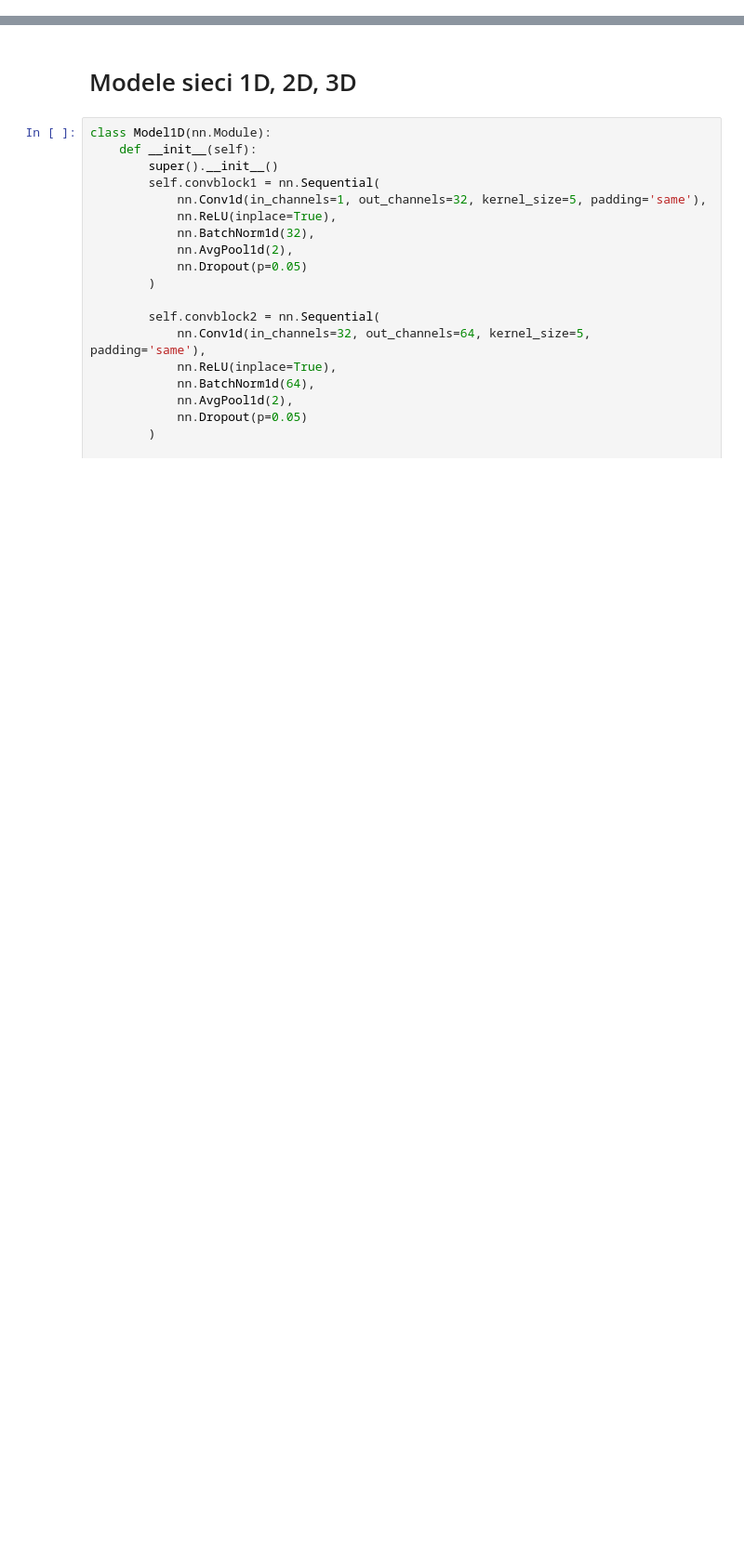
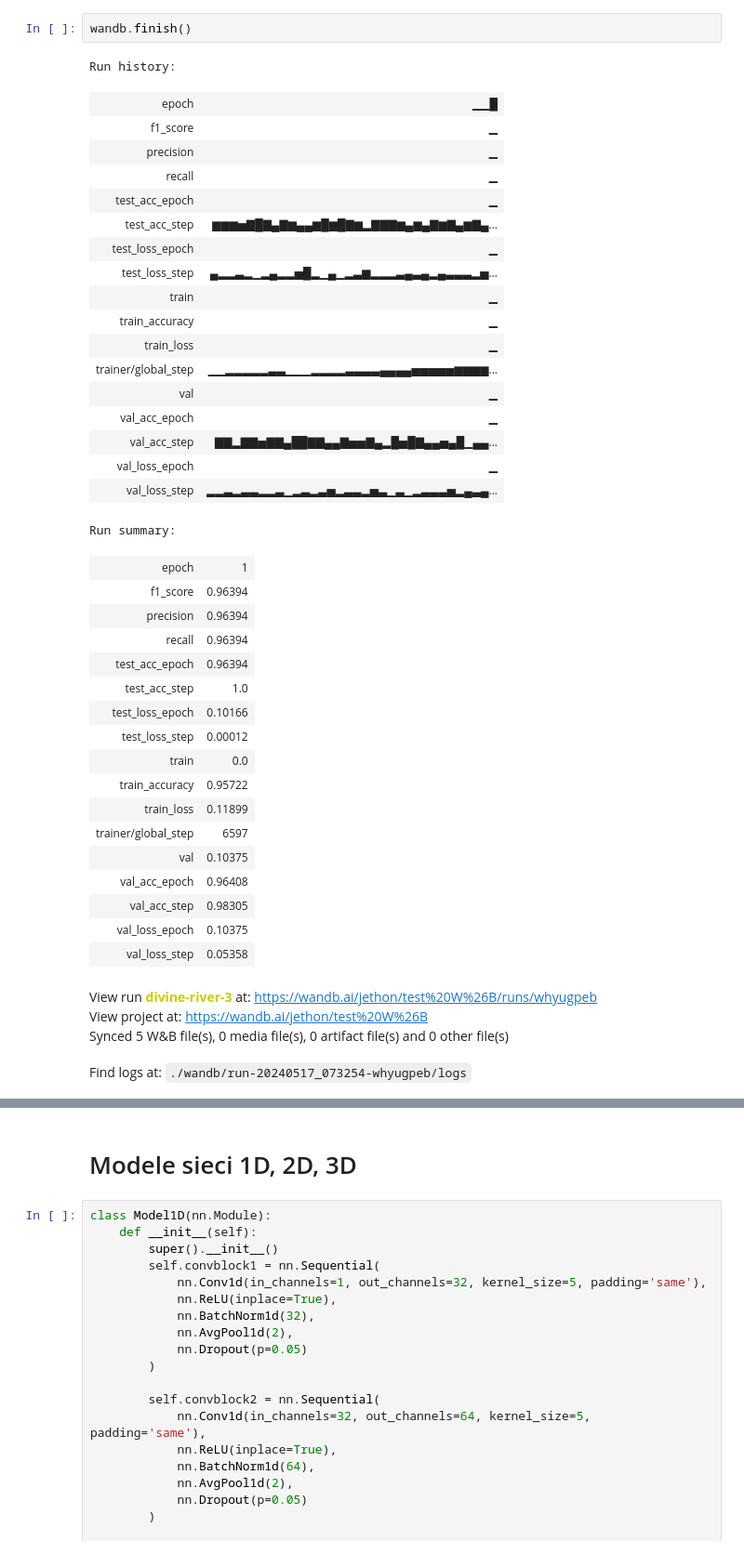
Before and after one commit to zeton24/gsn_iot_anomalies_detection, a Jupyter notebook: main.ipynb, the cells around one changed output, grey strips where cells are left out. Shown: that part at 93% size. Saved outputs shown, nothing was run; the diff lists cells and outputs as text; blank space fills up the shorter version.

```diff
--- a/main.ipynb
+++ b/main.ipynb
@@ -111,0 +418,43 @@ intrusion_dm.setup()
+# %%
+wandb.finish()
+# %% [output]
+Run history:
+| epoch | ▁▁█ |
+| f1_score | ▁ |
+| precision | ▁ |
+| recall | ▁ |
+| test_acc_epoch | ▁ |
+| test_acc_step | ▆▆▆▅▇█▇▄▇▆▄▄▆█▆█▇▆▂▇▇▇▆▄▆▄▇▆▇▄▆▇▄... |
+| test_loss_epoch | ▁ |
+| test_loss_step | ▄▂▂▃▂▁▂▄▂▂▅█▂▁▄▁▂▃▆▂▂▂▃▄▃▄▂▄▃▃▃▂▅... |
+| train | ▁ |
+| train_accuracy | ▁ |
+| train_loss | ▁ |
+| trainer/global_step | ▁▁▂▂▂▂▂▃▃▁▁▁▂▂▂▂▃▃▃▃▄▄▄▄▅▅▅▅▅▆▆▆▆... |
+| val | ▁ |
+| val_acc_epoch | ▁ |
+| val_acc_step | ▇▇▂▇▇▅▇▇▄██▇▇▄▄▇▅▅▇▄▂█▅█▇▄▄▅▄█▁▄▄... |
+| val_loss_epoch | ▁ |
+| val_loss_step | ▂▂▃▂▃▃▂▂▃▁▂▃▂▃▅▂▃▃▂▅▃▁▃▁▂▃▃▃▅▂▄▃▄... |
+Run summary:
+| epoch | 1 |
+| f1_score | 0.96394 |
+| precision | 0.96394 |
+| recall | 0.96394 |
+| test_acc_epoch | 0.96394 |
+| test_acc_step | 1.0 |
+| test_loss_epoch | 0.10166 |
+| test_loss_step | 0.00012 |
+| train | 0.0 |
+| train_accuracy | 0.95722 |
+| train_loss | 0.11899 |
+| trainer/global_step | 6597 |
+| val | 0.10375 |
+| val_acc_epoch | 0.96408 |
+| val_acc_step | 0.98305 |
+| val_loss_epoch | 0.10375 |
+| val_loss_step | 0.05358 |
+View run divine-river-3 at: https://wandb.ai/jethon/test%20W%26B/runs/whyugpeb
+View project at: https://wandb.ai/jethon/test%20W%26B
+Synced 5 W&B file(s), 0 media file(s), 0 artifact file(s) and 0 other file(s)
+Find logs at: ./wandb/run-20240517_073254-whyugpeb/logs
```
Also changed, not shown: parts of 84 cells of this notebook.
